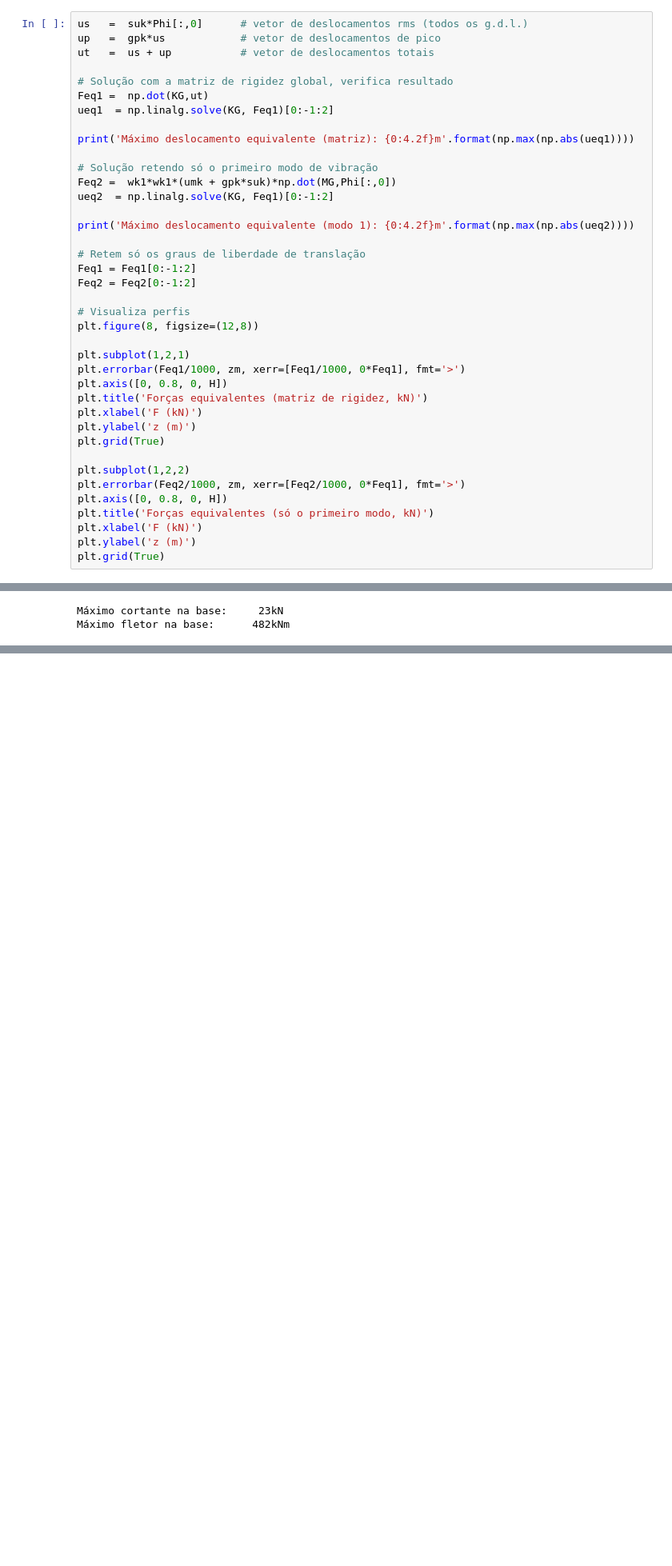
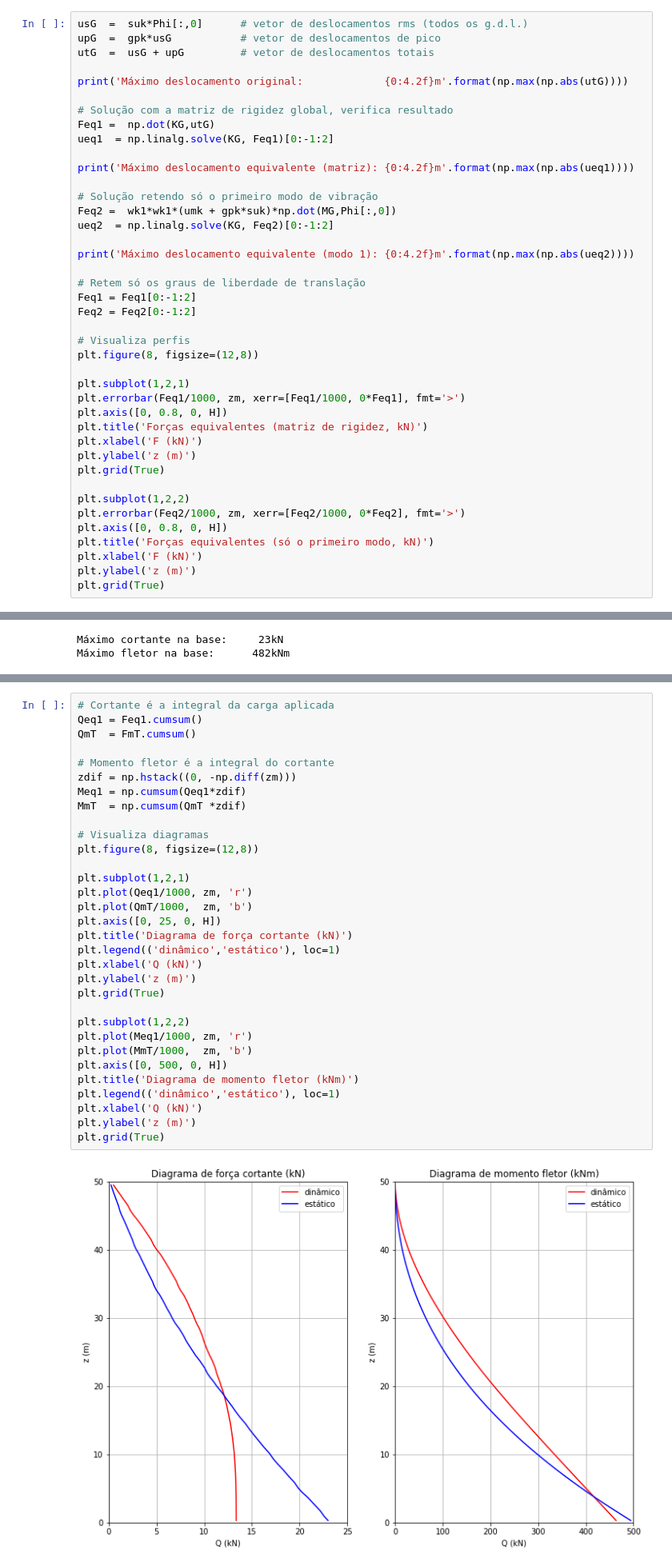
Before and after one commit to mmaiarocha/Tower, a Jupyter notebook: Tower.ipynb, the cells around one changed output, grey strips where cells are left out. Shown: that part at 80% size. Saved outputs shown, nothing was run; the diff lists cells and outputs as text; blank space fills up the shorter version.

```diff
--- a/Tower.ipynb
+++ b/Tower.ipynb
@@ -664,19 +670,21 @@ Caso seja necessária a consideração de mais de um modo de vibração no cálc
 
 Abaixo está demonstrado o cálculo das forças estáticas equivalentes para a torre do exemplo, comparando-se a solução com matriz de rigidez ou considerando-se apenas o primeiro modo:
 # %%
-us   =  suk*Phi[:,0]      # vetor de deslocamentos rms (todos os g.d.l.)
-up   =  gpk*us            # vetor de deslocamentos de pico
-ut   =  us + up           # vetor de deslocamentos totais
+usG  =  suk*Phi[:,0]      # vetor de deslocamentos rms (todos os g.d.l.)
+upG  =  gpk*usG           # vetor de deslocamentos de pico
+utG  =  usG + upG         # vetor de deslocamentos totais
+
+print('Máximo deslocamento original:             {0:4.2f}m'.format(np.max(np.abs(utG))))
 
 # Solução com a matriz de rigidez global, verifica resultado
-Feq1 =  np.dot(KG,ut)
+Feq1 =  np.dot(KG,utG)
 ueq1  = np.linalg.solve(KG, Feq1)[0:-1:2]
 
 print('Máximo deslocamento equivalente (matriz): {0:4.2f}m'.format(np.max(np.abs(ueq1))))
 
 # Solução retendo só o primeiro modo de vibração
 Feq2 =  wk1*wk1*(umk + gpk*suk)*np.dot(MG,Phi[:,0])
-ueq2  = np.linalg.solve(KG, Feq1)[0:-1:2]
+ueq2  = np.linalg.solve(KG, Feq2)[0:-1:2]
 
 print('Máximo deslocamento equivalente (modo 1): {0:4.2f}m'.format(np.max(np.abs(ueq2))))
 
@@ -696,7 +704,7 @@ plt.ylabel('z (m)')
 plt.grid(True)
 
 plt.subplot(1,2,2)
-plt.errorbar(Feq2/1000, zm, xerr=[Feq2/1000, 0*Feq1], fmt='>')
+plt.errorbar(Feq2/1000, zm, xerr=[Feq2/1000, 0*Feq2], fmt='>')
 plt.axis([0, 0.8, 0, H])
 plt.title('Forças equivalentes (só o primeiro modo, kN)')
 plt.xlabel('F (kN)')
@@ -731 +742,35 @@ Máximo fletor na base:      482kNm
+# %%
+# Cortante é a integral da carga aplicada
+Qeq1 = Feq1.cumsum()
+QmT  = FmT.cumsum()
+
+# Momento fletor é a integral do cortante
+zdif = np.hstack((0, -np.diff(zm)))
+Meq1 = np.cumsum(Qeq1*zdif)
+MmT  = np.cumsum(QmT *zdif)
+
+# Visualiza diagramas
+plt.figure(8, figsize=(12,8))
+
+plt.subplot(1,2,1)
+plt.plot(Qeq1/1000, zm, 'r')
+plt.plot(QmT/1000,  zm, 'b')
+plt.axis([0, 25, 0, H])
+plt.title('Diagrama de força cortante (kN)')
+plt.legend(('dinâmico','estático'), loc=1)
+plt.xlabel('Q (kN)')
+plt.ylabel('z (m)')
+plt.grid(True)
+
+plt.subplot(1,2,2)
+plt.plot(Meq1/1000, zm, 'r')
+plt.plot(MmT/1000,  zm, 'b')
+plt.axis([0, 500, 0, H])
+plt.title('Diagrama de momento fletor (kNm)')
+plt.legend(('dinâmico','estático'), loc=1)
+plt.xlabel('Q (kN)')
+plt.ylabel('z (m)')
+plt.grid(True)
+# %% [output]
+[figure, added]
 # %% [markdown]
```
Also changed, not shown: parts of 6 cells of this notebook.
